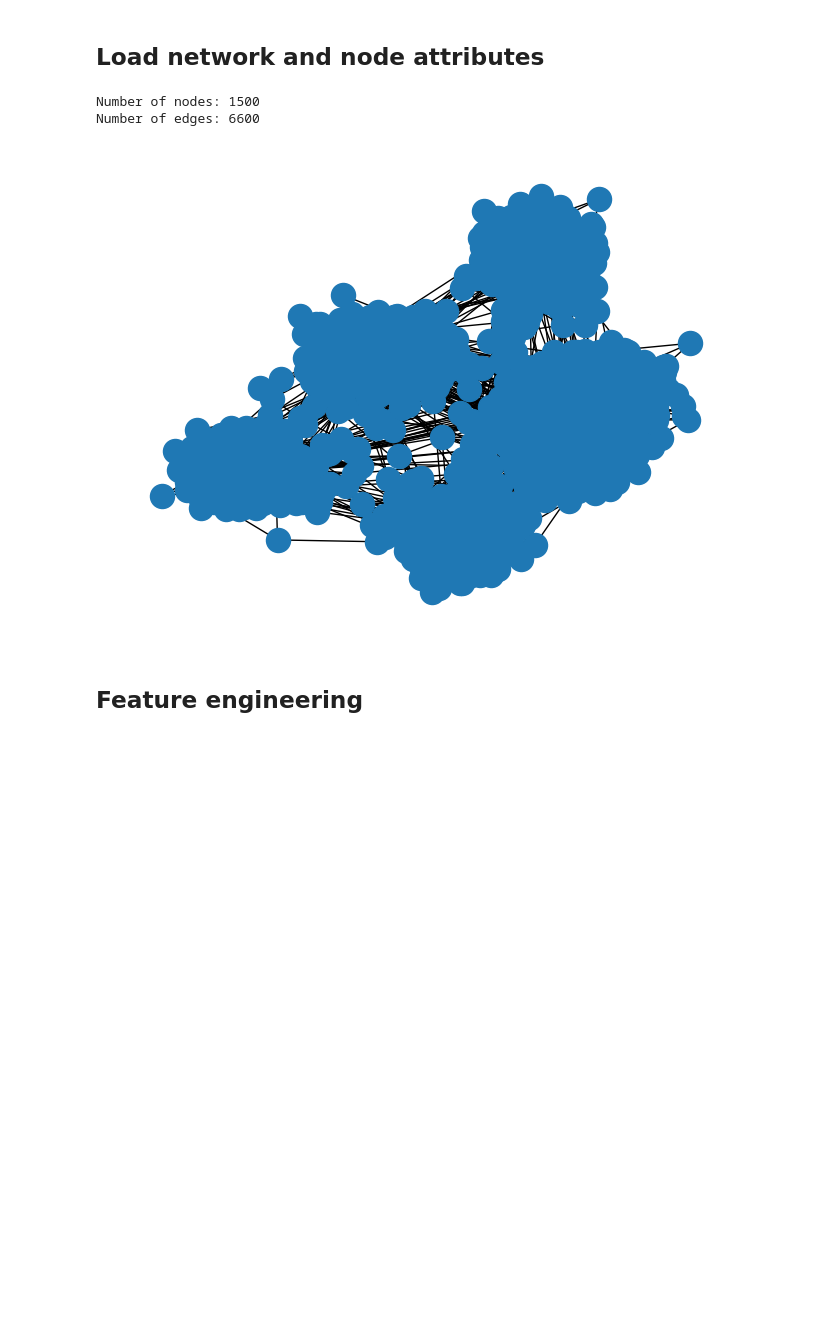
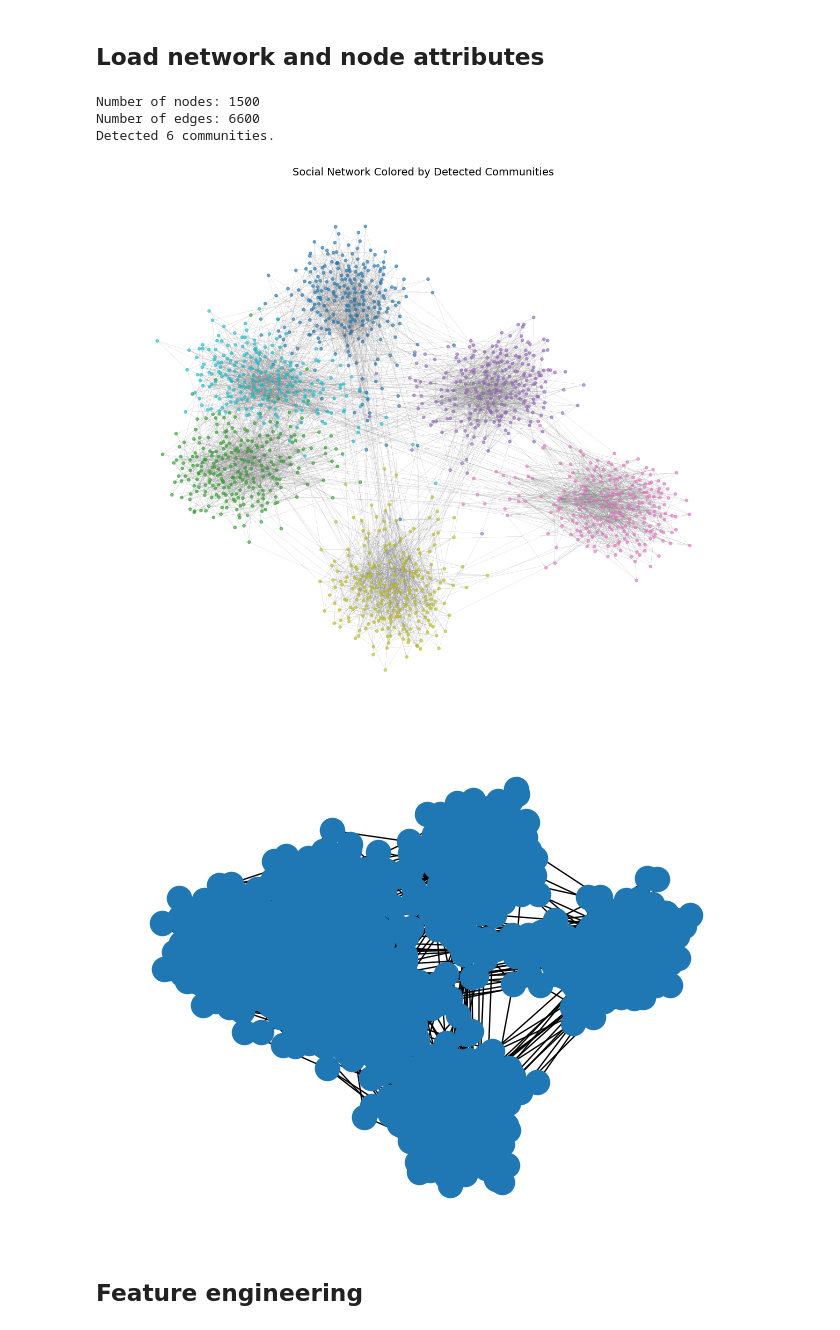
Before and after one commit to bgrsph/Fundamentals-of-Data-Science-Group-Assignments-, a Jupyter notebook: Assignment 2/assignment2_files_2025/ass2.ipynb, the cells around one changed output. Drawn from its saved outputs; the diff is of its cells as text; code cells hidden in the pictures; blank space fills up the shorter version.

Commit message:
added visualizations

```diff
--- a/Assignment 2/assignment2_files_2025/ass2.ipynb
+++ b/Assignment 2/assignment2_files_2025/ass2.ipynb
@@ -12,24 +14,55 @@ from sklearn.metrics import accuracy_score, roc_auc_score
 # %%
 # Load network
 G = nx.read_edgelist('edges_train.edgelist', delimiter=',', nodetype=int)
 
 # Load node attributes
 attributes = pd.read_csv('attributes.csv', header=None, names=['attribute'])
 
 # Build mapping: node_id -> attribute_value
 attr_map = dict(enumerate(attributes['attribute'].values))
 
 nx.set_node_attributes(G, attr_map, name='attribute')
 
 print(f"Number of nodes: {G.number_of_nodes()}")
 print(f"Number of edges: {G.number_of_edges()}")
 
-pos = nx.spring_layout(G)
-nx.draw(G, pos=pos)
+comms = list(greedy_modularity_communities(G))
+
+print(f"Detected {len(comms)} communities.")
+
+comm_id = {}
+for cid, nodes in enumerate(comms):
+    for n in nodes:
+        comm_id[n] = cid
+
+# Layout positions
+pos = nx.spring_layout(G, seed=42, k=0.5, iterations=50)
+
+# Color by community id
+colors = [comm_id[n] for n in G.nodes()]
+
+plt.figure(figsize=(12, 10))
+nx.draw(
+    G, pos,
+    node_color=colors,
+    cmap=plt.cm.tab10,      # 10 distinct colors
+    node_size=15,
+    edge_color="gray",
+    width=0.2,
+    alpha=0.6,
+    with_labels=False
+)
+plt.title("Social Network Colored by Detected Communities", fontsize=14)
+plt.show()
+
+# pos = nx.spring_layout(G)
+nx.draw(G)
 # %% [output]
 Number of nodes: 1500
 Number of edges: 6600
+Detected 6 communities.
-[figure, old version]
+[figure, new version]
+[figure, added]
 # %% [markdown]
 ## Feature engineering
 # %%
```
Also changed, not shown: parts of 2 cells of this notebook.
